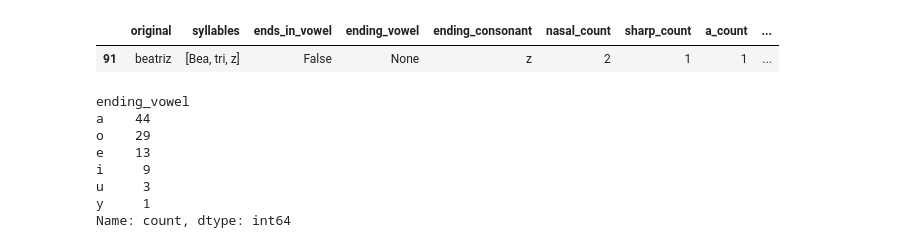
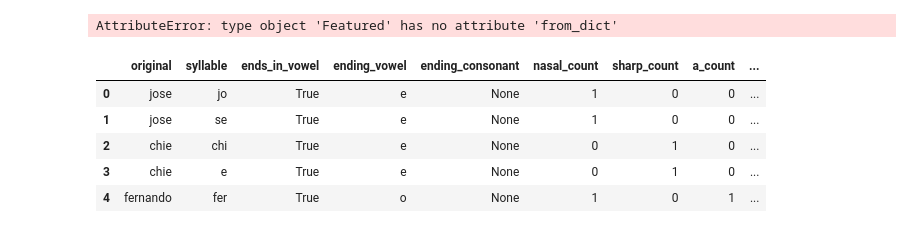
Before and after one commit to JorgeTerence/decision-tree-names-br, a Jupyter notebook: src/build_tree.ipynb, the cells around one changed output. Saved outputs shown, nothing was run; the diff lists cells and outputs as text; code cells hidden in the pictures.

```diff
--- a/src/build_tree.ipynb
+++ b/src/build_tree.ipynb
@@ -5,20 +5,21 @@ from features import Featured
 
 people = pd.read_csv("../datasets/brazilian_names.csv")
 
-df = pd.DataFrame([Featured.from_row(row["name"], row["gender"]) for row in people.to_dict(orient="records")])
+df = pd.DataFrame(
+    [Featured.from_dict(*row.values()) for row in people.to_dict(orient="records")]
+)
+# %% [output]
+AttributeError: type object 'Featured' has no attribute 'from_dict'
-# %%
-df.loc[df["ending_vowel"].isna()]
-# %% [output]
-|  | original | syllables | ends_in_vowel | ending_vowel | ending_consonant | nasal_count | sharp_count | a_count | ... |
-| 91 | beatriz | [Bea, tri, z] | False | None | z | 2 | 1 | 1 | ... |
-# %%
-df["ending_vowel"].value_counts()
-# %% [output]
-ending_vowel
-a    44
-o    29
-e    13
-i     9
-u     3
-y     1
-Name: count, dtype: int64
+# %%
+# plano de emergência: explodir coluna de sílabas normalizadas e gerar decisões a partir delas
+exploded_sylables = df.explode("normalized_syllables", ignore_index=True).rename(
+    columns={"normalized_syllables": "syllable"}
+).drop(columns=["syllables"])
+exploded_sylables.head()
+# %% [output]
+|  | original | syllable | ends_in_vowel | ending_vowel | ending_consonant | nasal_count | sharp_count | a_count | ... |
+| 0 | jose | jo | True | e | None | 1 | 0 | 0 | ... |
+| 1 | jose | se | True | e | None | 1 | 0 | 0 | ... |
+| 2 | chie | chi | True | e | None | 0 | 1 | 0 | ... |
+| 3 | chie | e | True | e | None | 0 | 1 | 0 | ... |
+| 4 | fernando | fer | True | o | None | 1 | 0 | 1 | ... |
```
Also changed, not shown: parts of 14 cells of this notebook, 3 other files.
